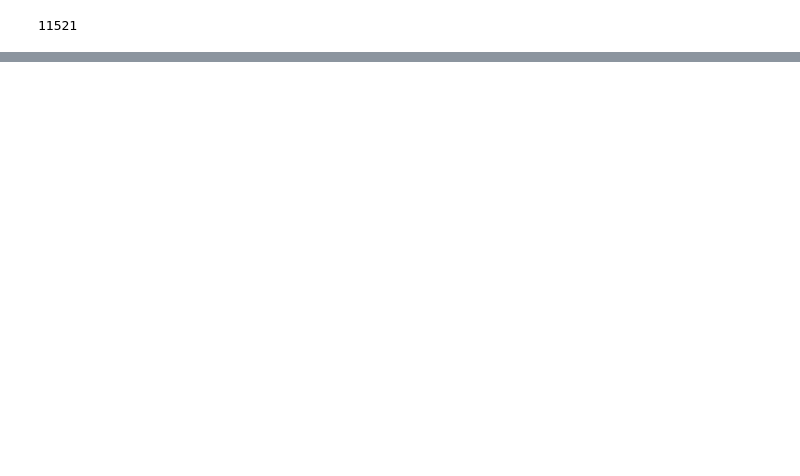
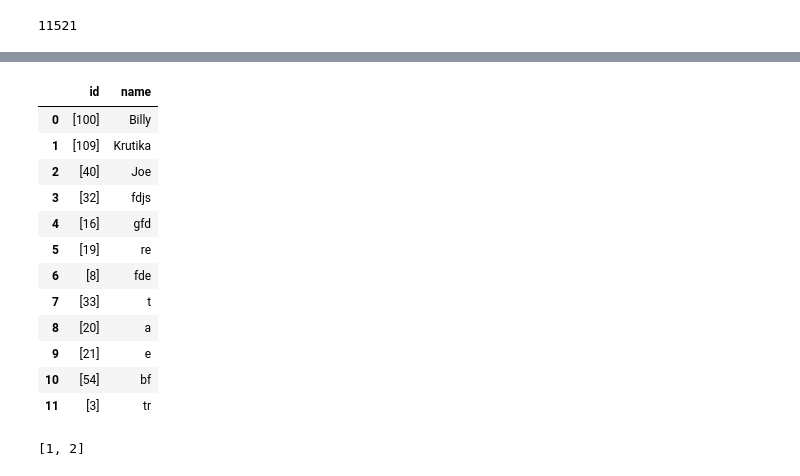
Before and after one commit to comp-strat/text_analysis, a Jupyter notebook: scripts/Lookup_Table.ipynb, the cells around one changed output, grey strips where cells are left out. Cells and saved outputs as stored; diff of their text form; code cells hidden in the pictures; blank space fills up the shorter version.

```diff
--- a/scripts/Lookup_Table.ipynb
+++ b/scripts/Lookup_Table.ipynb
@@ -261,0 +288,21 @@ p
+# %%
+new_data = pd.DataFrame(columns=['id', 'name'])
+new_data['id'] = pd.Series([[100], [109], [40], [32], [16], [19], [8], [33], [20], [21], [54], [3]])
+new_data['name'] = pd.Series(["Billy", "Krutika", "Joe", "fdjs", "gfd", "re","fde", "t", "a", "e", "bf", "tr"])
+# i = new_data.head(2)
+# new_data = new_data.append(i)
+new_data
+# %% [output]
+|  | id | name |
+| 0 | [100] | Billy |
+| 1 | [109] | Krutika |
+| 2 | [40] | Joe |
+| 3 | [32] | fdjs |
+| 4 | [16] | gfd |
+| 5 | [19] | re |
+| 6 | [8] | fde |
+| 7 | [33] | t |
+| 8 | [20] | a |
+| 9 | [21] | e |
+| 10 | [54] | bf |
+| 11 | [3] | tr |
@@ -261,0 +311,4 @@ p
+# %%
+[ x + 1 for x in [0,1] ]
+# %% [output]
+[1, 2]
```
Also changed, not shown: parts of 34 cells of this notebook.
